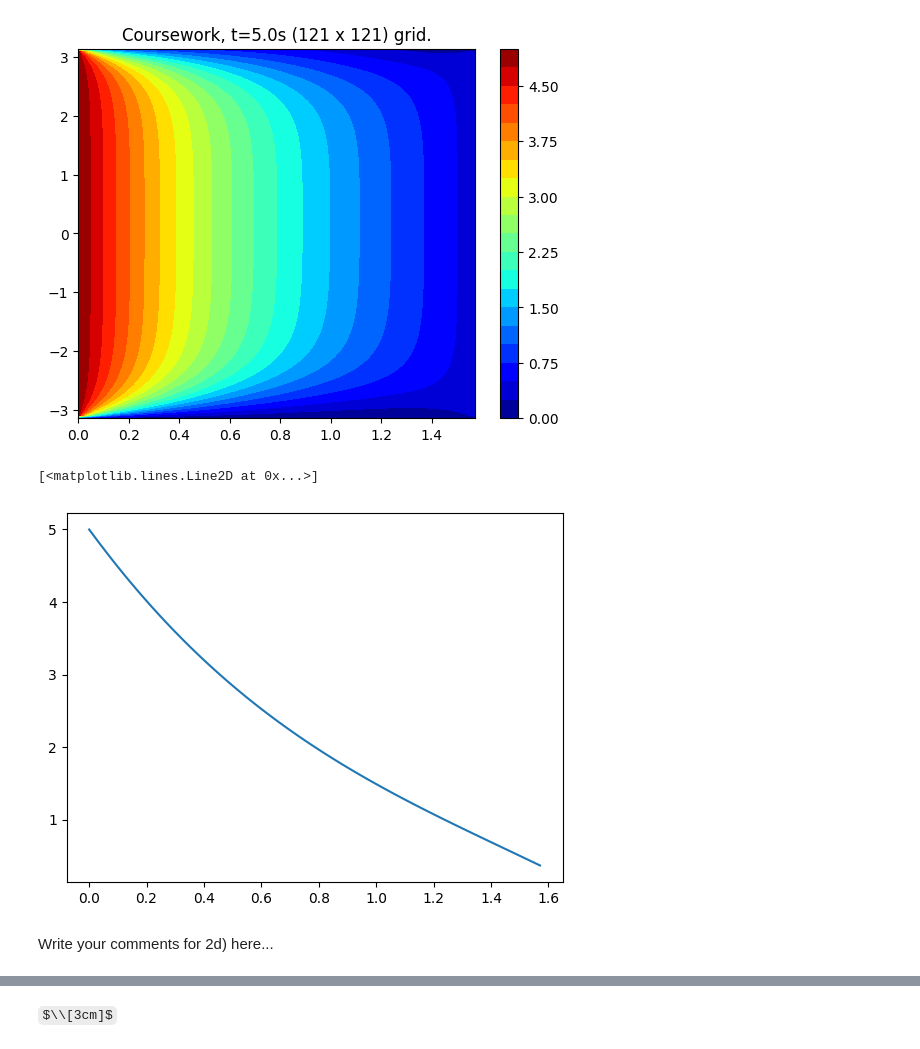
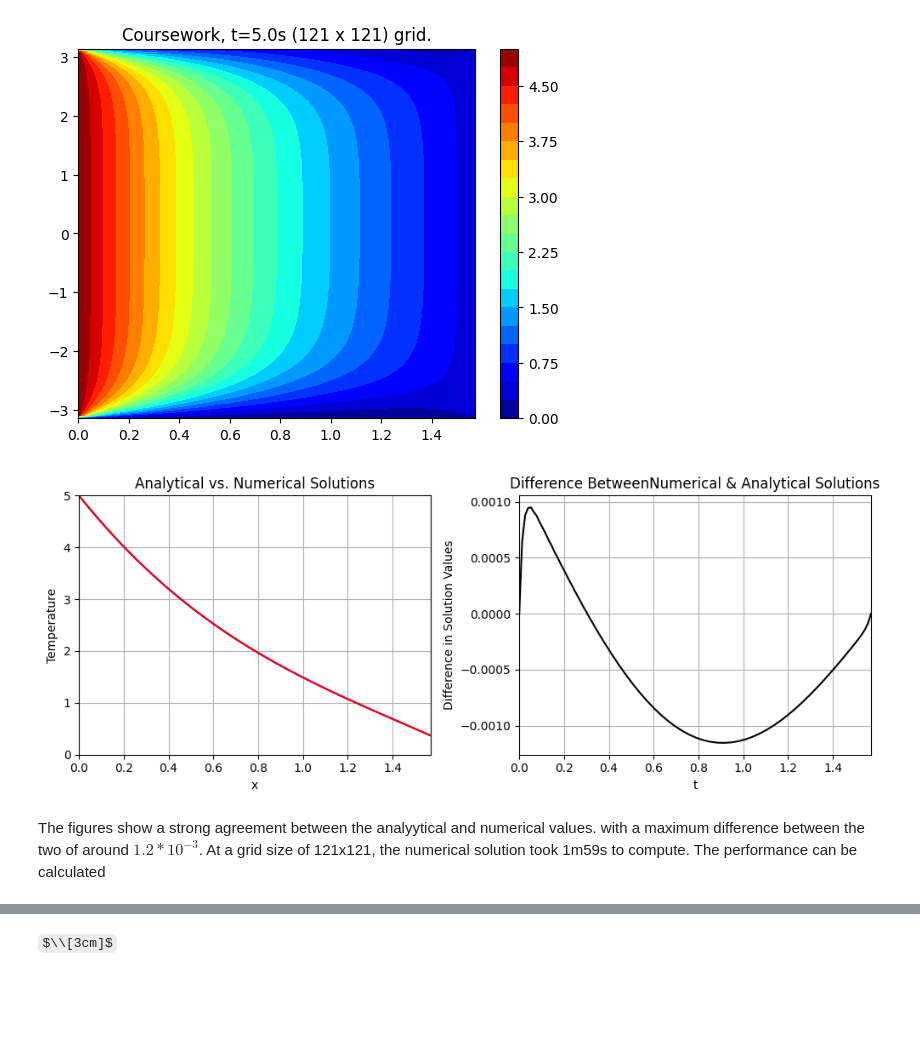
Before and after one commit to BenJako1/PDE3-Numerical, a Jupyter notebook: PDE3_C1_2024_v2.ipynb, the cells around one changed output, grey strips where cells are left out. Cells and saved outputs as stored; diff of their text form; code cells hidden in the pictures; some formulas as TeX source; blank space fills up the shorter version.

```diff
--- a/PDE3_C1_2024_v2.ipynb
+++ b/PDE3_C1_2024_v2.ipynb
@@ -506,12 +577,6 @@ def Crank_Nicholson(mesh,t_stop,Courant_no=5.0):
 # %% [markdown]
 __d)__ Calculate the solution at time $t=5$ s.  Compare the numerical solution at $y=0$ with the analytical solution from question Q1. Comment on the accuracy of the method and the computational effort needed. __(10 Marks)__
 # %%
-# This creates a 121 by 121 grid
-grid = set_grid(121, 121)
-
-# Call the function to set up boundary conditions for the first time step (t=0)
-set_boundary_conditions(grid, 0.0)
-
 it = Crank_Nicholson(grid, 5)
 
 # Prints how many iterations were performed
@@ -528,9 +593,35 @@ Crank Nicholson with ∆t=0.002142 (2334 times steps)
 # %%
 # Compare numerical and analytical solution
 numerical = np.array([grid.x[0,:], grid.u[int((grid.Nj-1)/2), :]])
-plt.plot(numerical[0], numerical[1])
+
+x = np.linspace(0, np.pi/2, 121)
+analytical = Solution(x,5,100)
+
+difference = [numerical[1][i] - analytical[i] for i in range(len(analytical))]
+
+fig = plt.figure(figsize=(10, 4))
+
+ax = fig.add_subplot(121)
+fig1 = ax.plot(numerical[0], numerical[1], 'b-')
+fig1 = ax.plot(x, analytical, 'r-')
+ax.set_xlabel('x')
+ax.set_ylabel('Temperature')
+ax.set_title('Analytical vs. Numerical Solutions')
+ax.set_xlim(0,np.pi/2)
+ax.set_ylim(0,5)
+ax.grid()
+
+ax = fig.add_subplot(122)
+fig2 = plt.plot(x, difference, 'k-')
+ax.grid()
+ax.set_xlim(0,np.pi/2)
+ax.set_xlabel('t')
+ax.set_ylabel('Difference in Solution Values')
+ax.set_title('Difference Between Numerical & Analytical Solutions')
+
+plt.tight_layout()
+plt.show()
 # %% [output]
-[<matplotlib.lines.Line2D at 0x...>]
-[figure, old version]
+[figure, new version]
 # %% [markdown]
-Write your comments for 2d) here...
+The figures show a strong agreement between the analyytical and numerical values. with a maximum difference between the two of around $1.2*10^{-3}$. At a grid size of 121x121, the numerical solution took 1m59s to compute. The performance can be calculated
```
Also changed, not shown: parts of 10 cells of this notebook.
